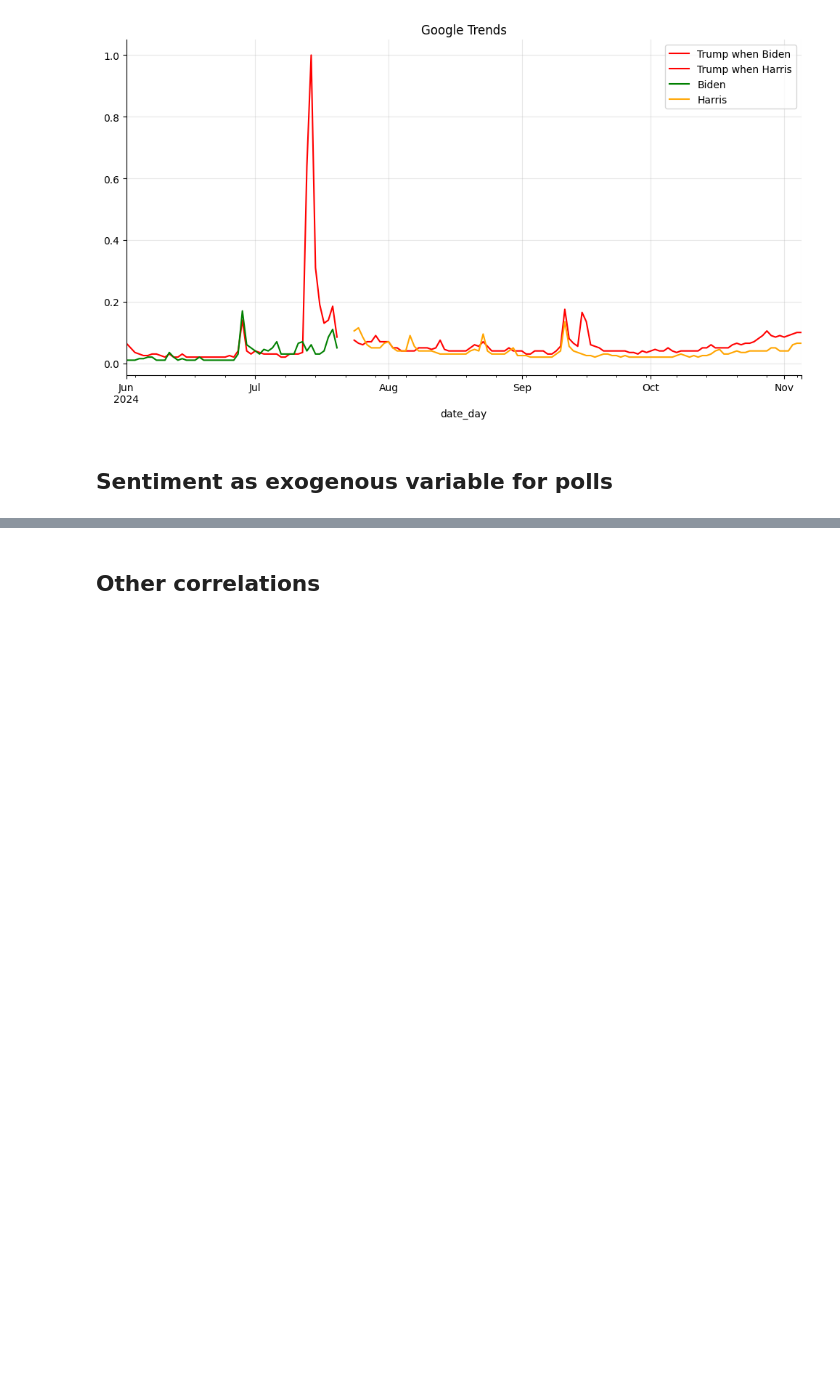
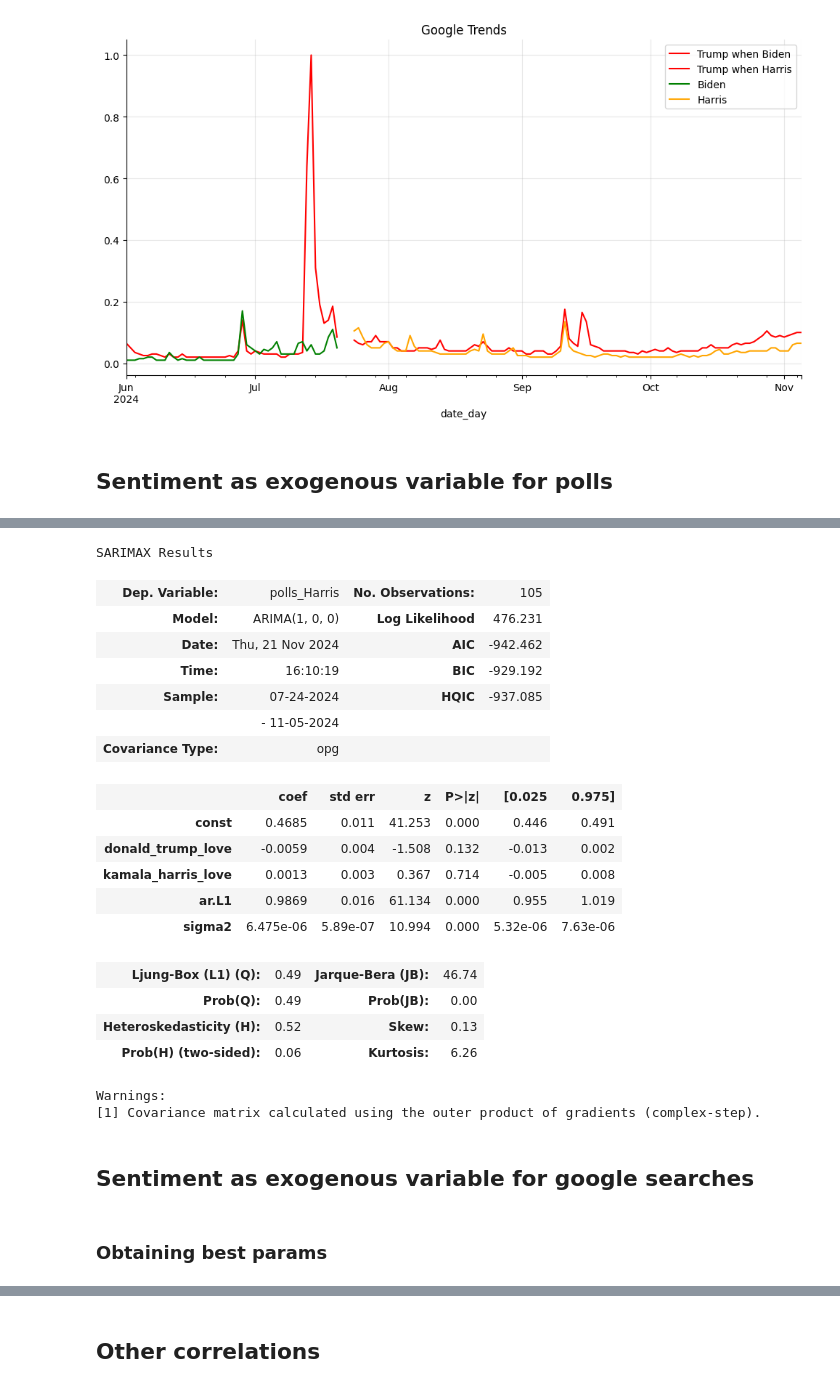
Before and after one commit to bnvulpe/votecore, a Jupyter notebook: scripts/data_mining.ipynb, the cells around one changed output, grey strips where cells are left out. Cells and saved outputs as stored; diff of their text form; code cells hidden in the pictures; blank space fills up the shorter version.

Commit message:
Update data_mining.ipynb
added calcs for exogenous coefficients in all combinations

```diff
--- a/scripts/data_mining.ipynb
+++ b/scripts/data_mining.ipynb
@@ -1278,0 +1581,28 @@ Warnings:
+# %%
+arima_harris_harris_trump_love = ARIMA(polls_harris, exog=pd.concat([donald_trump_love_when_harris, kamala_harris_love], axis=1), order=(1,0,0)).fit()
+arima_harris_harris_trump_love.summary()
+# %% [output]
+SARIMAX Results
+| Dep. Variable: | polls_Harris | No. Observations: | 105 |
+| Model: | ARIMA(1, 0, 0) | Log Likelihood | 476.231 |
+| Date: | Thu, 21 Nov 2024 | AIC | -942.462 |
+| Time: | 16:10:19 | BIC | -929.192 |
+| Sample: | 07-24-2024 | HQIC | -937.085 |
+|  | - 11-05-2024 |  |  |
+| Covariance Type: | opg |  |  |
+|  | coef | std err | z | P>|z| | [0.025 | 0.975] |
+| const | 0.4685 | 0.011 | 41.253 | 0.000 | 0.446 | 0.491 |
+| donald_trump_love | -0.0059 | 0.004 | -1.508 | 0.132 | -0.013 | 0.002 |
+| kamala_harris_love | 0.0013 | 0.003 | 0.367 | 0.714 | -0.005 | 0.008 |
+| ar.L1 | 0.9869 | 0.016 | 61.134 | 0.000 | 0.955 | 1.019 |
+| sigma2 | 6.475e-06 | 5.89e-07 | 10.994 | 0.000 | 5.32e-06 | 7.63e-06 |
+| Ljung-Box (L1) (Q): | 0.49 | Jarque-Bera (JB): | 46.74 |
+| Prob(Q): | 0.49 | Prob(JB): | 0.00 |
+| Heteroskedasticity (H): | 0.52 | Skew: | 0.13 |
+| Prob(H) (two-sided): | 0.06 | Kurtosis: | 6.26 |
+Warnings:
+[1] Covariance matrix calculated using the outer product of gradients (complex-step).
+# %% [markdown]
+## Sentiment as exogenous variable for google searches
+# %% [markdown]
+### Obtaining best params
```
Also changed, not shown: parts of 31 cells of this notebook.
